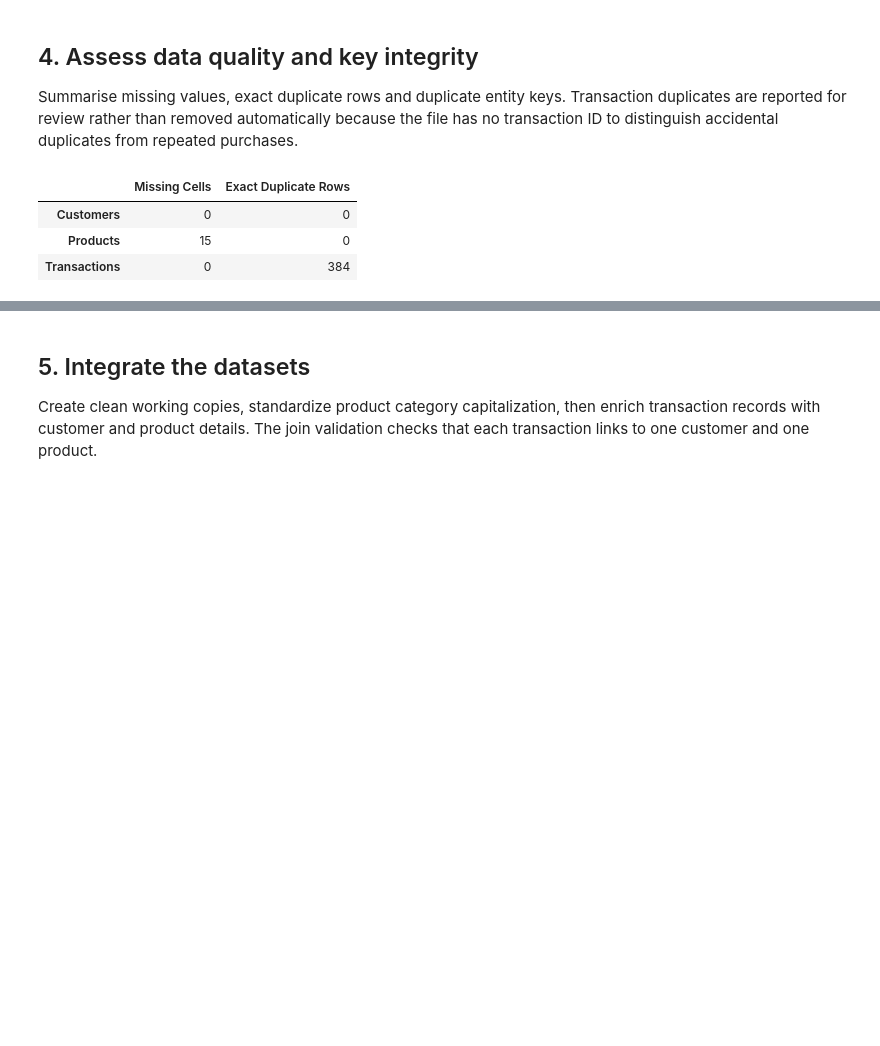
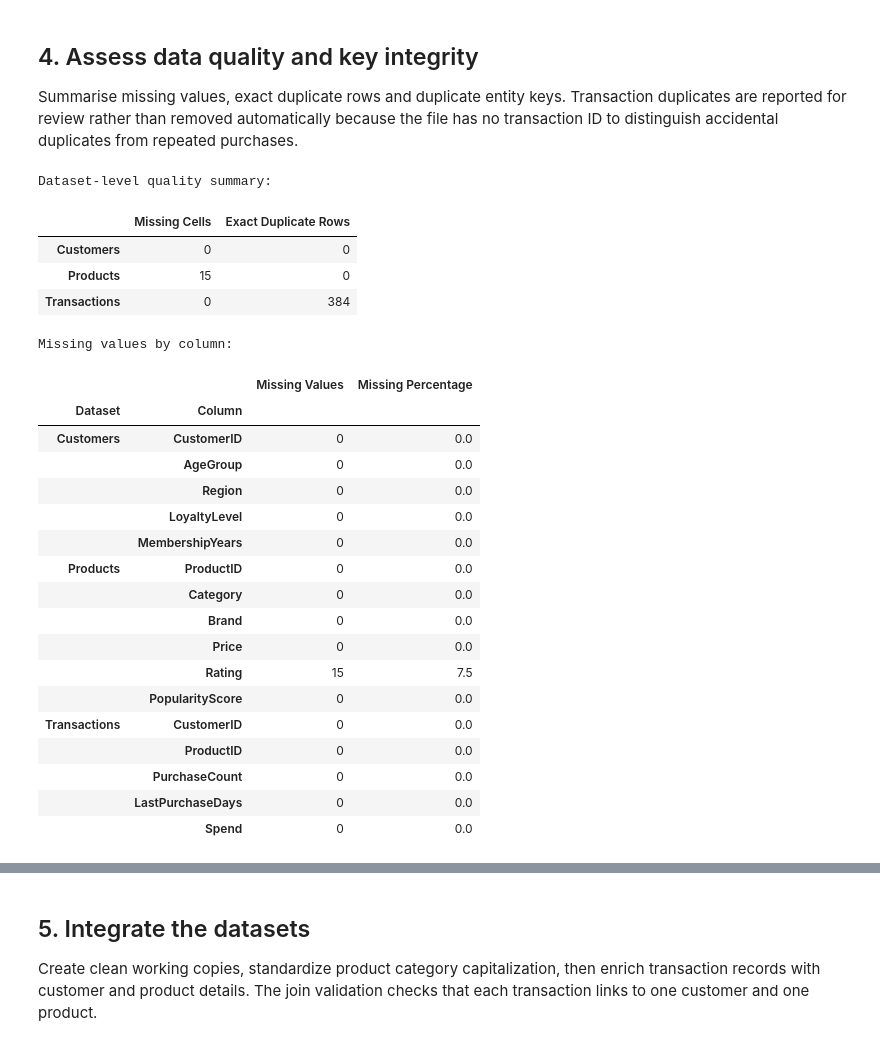
Before and after one commit to RyanMitchell8/Research-Analytics-Ca1, a Jupyter notebook: Ca1-folder/Task_2_Recommendation_System_Development.ipynb, the cells around one changed output, grey strips where cells are left out. Drawn from its saved outputs; the diff is of its cells as text; code cells hidden in the pictures; blank space fills up the shorter version.

```diff
--- a/Ca1-folder/Task_2_Recommendation_System_Development.ipynb
+++ b/Ca1-folder/Task_2_Recommendation_System_Development.ipynb
@@ -105,24 +105,61 @@ Summarise missing values, exact duplicate rows and duplicate entity keys. Transa
 # %%
 # Summarise missing cells and fully duplicated rows in each source dataset.
 data_quality_summary = pd.DataFrame({
     "Missing Cells": [
         customers_raw.isnull().sum().sum(),
         products_raw.isnull().sum().sum(),
         transactions_raw.isnull().sum().sum()
     ],
     "Exact Duplicate Rows": [
         customers_raw.duplicated().sum(),
         products_raw.duplicated().sum(),
         transactions_raw.duplicated().sum()
     ]
 }, index=["Customers", "Products", "Transactions"])
 
-data_quality_summary
+# Show missing counts by field to identify which columns need attention.
+missing_by_column = pd.concat({
+    "Customers": customers_raw.isnull().sum(),
+    "Products": products_raw.isnull().sum(),
+    "Transactions": transactions_raw.isnull().sum()
+}, names=["Dataset", "Column"]).to_frame(name="Missing Values")
+
+missing_by_column["Missing Percentage"] = pd.concat({
+    "Customers": customers_raw.isnull().mean() * 100,
+    "Products": products_raw.isnull().mean() * 100,
+    "Transactions": transactions_raw.isnull().mean() * 100
+}, names=["Dataset", "Column"])
+
+print("Dataset-level quality summary:")
+display(data_quality_summary)
+
+print("Missing values by column:")
+display(missing_by_column)
 # %% [output]
+Dataset-level quality summary:
 |  | Missing Cells | Exact Duplicate Rows |
 | Customers | 0 | 0 |
 | Products | 15 | 0 |
 | Transactions | 0 | 384 |
+Missing values by column:
+|  |  | Missing Values | Missing Percentage |
+| Dataset | Column |  |  |
+| Customers | CustomerID | 0 | 0.0 |
+|  | AgeGroup | 0 | 0.0 |
+|  | Region | 0 | 0.0 |
+|  | LoyaltyLevel | 0 | 0.0 |
+|  | MembershipYears | 0 | 0.0 |
+| Products | ProductID | 0 | 0.0 |
+|  | Category | 0 | 0.0 |
+|  | Brand | 0 | 0.0 |
+|  | Price | 0 | 0.0 |
+|  | Rating | 15 | 7.5 |
+|  | PopularityScore | 0 | 0.0 |
+| Transactions | CustomerID | 0 | 0.0 |
+|  | ProductID | 0 | 0.0 |
+|  | PurchaseCount | 0 | 0.0 |
+|  | LastPurchaseDays | 0 | 0.0 |
+|  | Spend | 0 | 0.0 |
 # %%
 # Check whether the entity keys are unique in their respective datasets.
 key_duplicate_summary = pd.Series({
```
Also changed, not shown: parts of 10 cells of this notebook.
